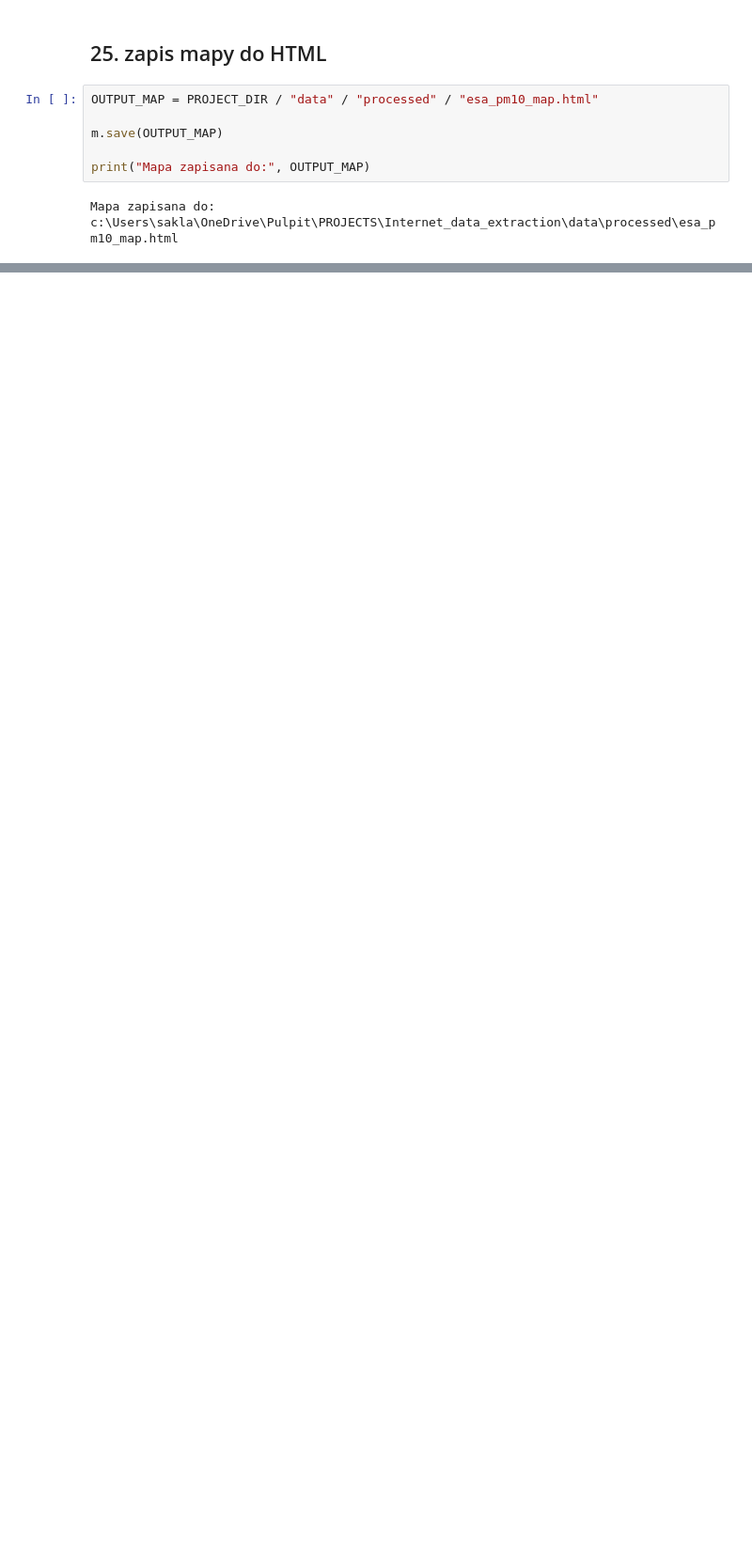
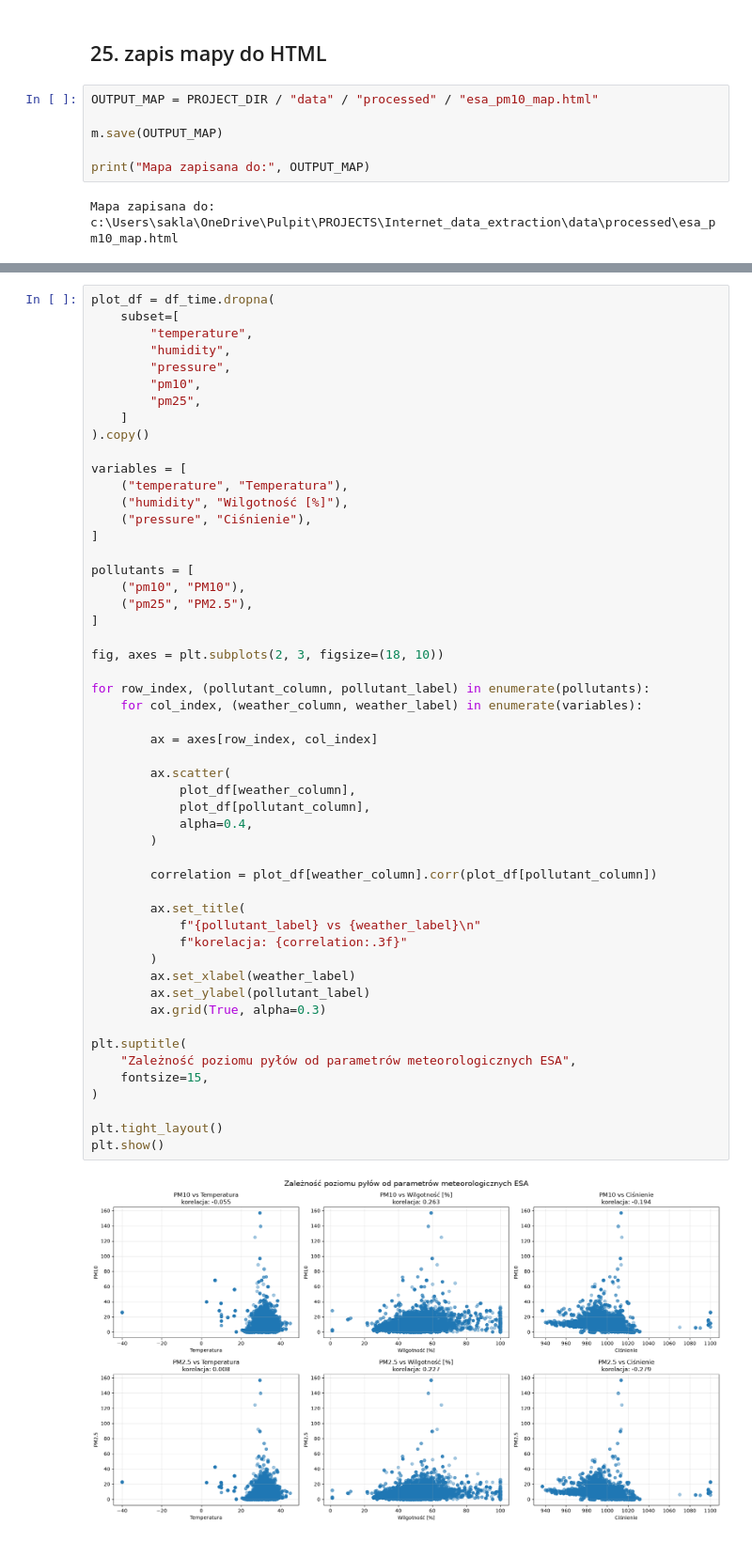
Before and after one commit to saklaskidominik/Internet_data_extraction, a Jupyter notebook: notebooks/01_environmental_snapshot_eda.ipynb, the cells around one changed output, grey strips where cells are left out. Shown at 94% size. Saved outputs shown, nothing was run; the diff lists cells and outputs as text; blank space fills up the shorter version.

```diff
--- a/notebooks/01_environmental_snapshot_eda.ipynb
+++ b/notebooks/01_environmental_snapshot_eda.ipynb
@@ -589,0 +792,54 @@ Mapa zapisana do: c:\Users\sakla\OneDrive\Pulpit\PROJECTS\Internet_data_extracti
+# %%
+plot_df = df_time.dropna(
+    subset=[
+        "temperature",
+        "humidity",
+        "pressure",
+        "pm10",
+        "pm25",
+    ]
+).copy()
+
+variables = [
+    ("temperature", "Temperatura"),
+    ("humidity", "Wilgotność [%]"),
+    ("pressure", "Ciśnienie"),
+]
+
+pollutants = [
+    ("pm10", "PM10"),
+    ("pm25", "PM2.5"),
+]
+
+fig, axes = plt.subplots(2, 3, figsize=(18, 10))
+
+for row_index, (pollutant_column, pollutant_label) in enumerate(pollutants):
+    for col_index, (weather_column, weather_label) in enumerate(variables):
+
+        ax = axes[row_index, col_index]
+
+        ax.scatter(
+            plot_df[weather_column],
+            plot_df[pollutant_column],
+            alpha=0.4,
+        )
+
+        correlation = plot_df[weather_column].corr(plot_df[pollutant_column])
+
+        ax.set_title(
+            f"{pollutant_label} vs {weather_label}\n"
+            f"korelacja: {correlation:.3f}"
+        )
+        ax.set_xlabel(weather_label)
+        ax.set_ylabel(pollutant_label)
+        ax.grid(True, alpha=0.3)
+
+plt.suptitle(
+    "Zależność poziomu pyłów od parametrów meteorologicznych ESA",
+    fontsize=15,
+)
+
+plt.tight_layout()
+plt.show()
+# %% [output]
+[figure, added]
```
Also changed, not shown: parts of 17 cells of this notebook.
